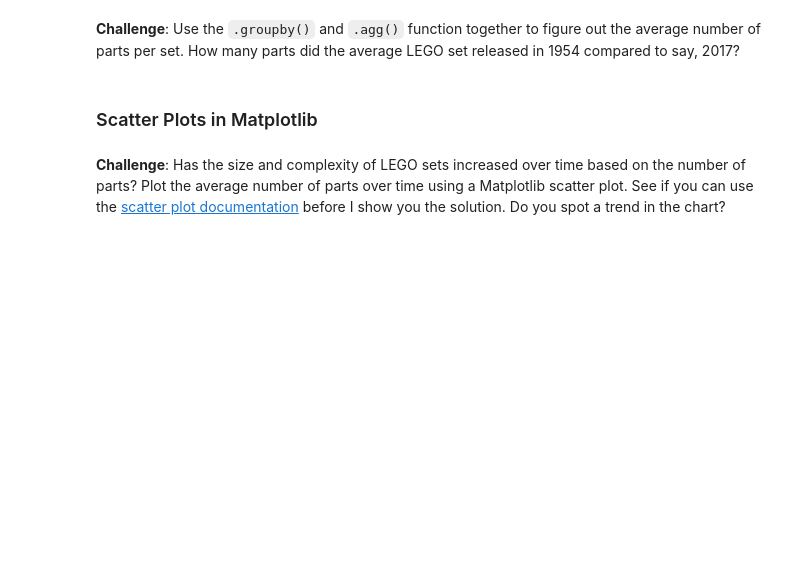
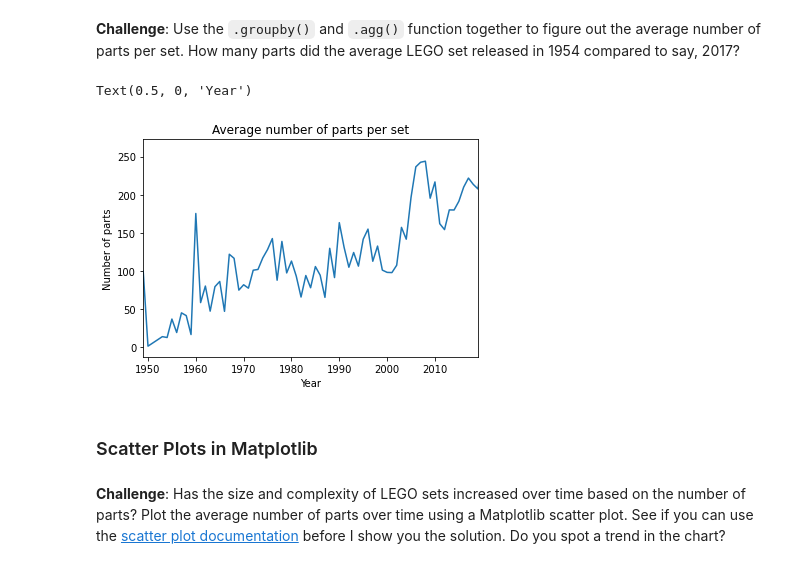
Before and after one commit to ReggieScript/100-days-of-python, a Jupyter notebook: Day73_DATASCIENCE-LegoDataset/Lego_Analysis_for_Course_(start).ipynb, the cells around one changed output. Drawn from its saved outputs; the diff is of its cells as text; code cells hidden in the pictures; blank space fills up the shorter version.

```diff
--- a/Day73_DATASCIENCE-LegoDataset/Lego_Analysis_for_Course_(start).ipynb
+++ b/Day73_DATASCIENCE-LegoDataset/Lego_Analysis_for_Course_(start).ipynb
@@ -215,5 +215,16 @@ Text(0.5, 0, 'Year')
 # %% [markdown]
 **Challenge**: Use the <code>.groupby()</code> and <code>.agg()</code> function together to figure out the average number of parts per set. How many parts did the average LEGO set released in 1954 compared to say, 2017?
+# %%
+parts_by_year = sets_df.groupby("year").agg({'num_parts':pd.Series.mean})
+# %%
+plt.plot(parts_by_year)
+plt.xlim(1949,2019)
+plt.title("Average number of parts per set")
+plt.ylabel("Number of parts")
+plt.xlabel("Year")
+# %% [output]
+Text(0.5, 0, 'Year')
+[figure, added]
 # %% [markdown]
 ### Scatter Plots in Matplotlib
 # %% [markdown]
```
Also changed, not shown: parts of 15 cells of this notebook.
